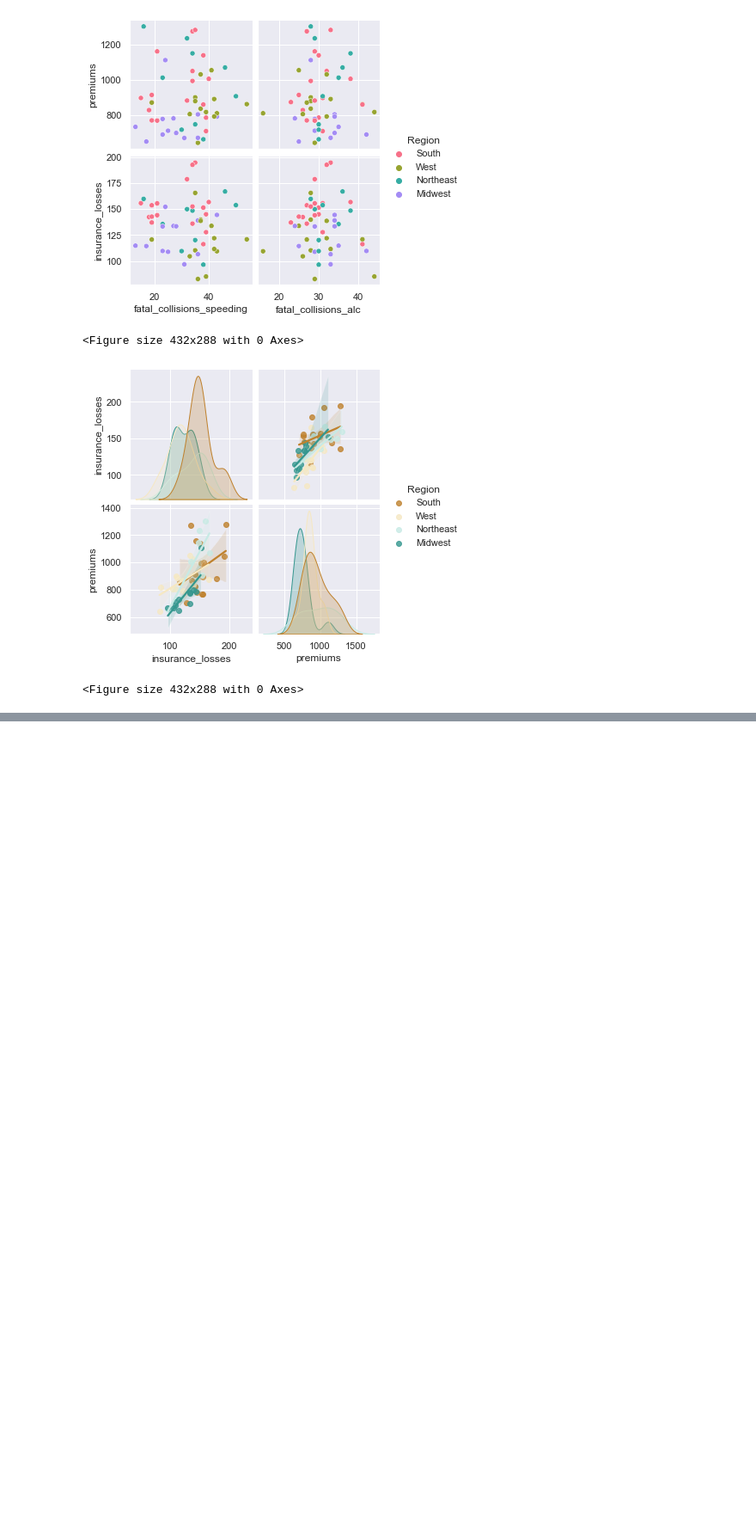
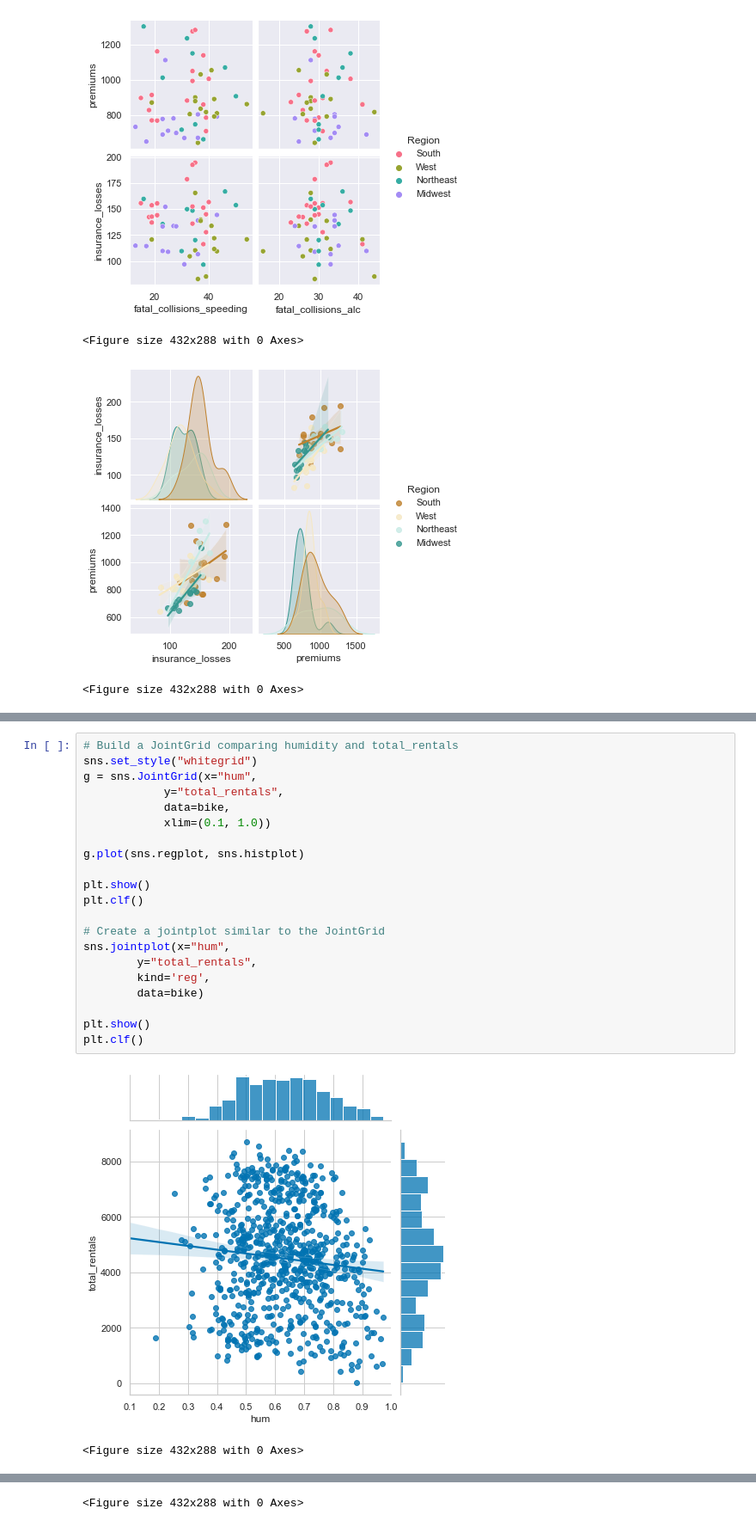
Before and after one commit to pedrogrigorio/DataCamp-Python-Data-Science-Track, a Jupyter notebook: 10-Intermediate_Data_Visualization_with_Seaborn/notebook.ipynb, the cells around one changed output, grey strips where cells are left out. Shown at 86% size. Cells and saved outputs as stored; diff of their text form; blank space fills up the shorter version.

```diff
--- a/10-Intermediate_Data_Visualization_with_Seaborn/notebook.ipynb
+++ b/10-Intermediate_Data_Visualization_with_Seaborn/notebook.ipynb
@@ -859,0 +869,24 @@ plt.clf()
+# %%
+# Build a JointGrid comparing humidity and total_rentals
+sns.set_style("whitegrid")
+g = sns.JointGrid(x="hum",
+            y="total_rentals",
+            data=bike,
+            xlim=(0.1, 1.0))
+
+g.plot(sns.regplot, sns.histplot)
+
+plt.show()
+plt.clf()
+
+# Create a jointplot similar to the JointGrid
+sns.jointplot(x="hum",
+        y="total_rentals",
+        kind='reg',
+        data=bike)
+
+plt.show()
+plt.clf()
+# %% [output]
+[figure, added]
+<Figure size 432x288 with 0 Axes>
@@ -859,0 +894 @@ plt.clf()
+<Figure size 432x288 with 0 Axes>
```
Also changed, not shown: parts of 6 cells of this notebook, 1 other file.
